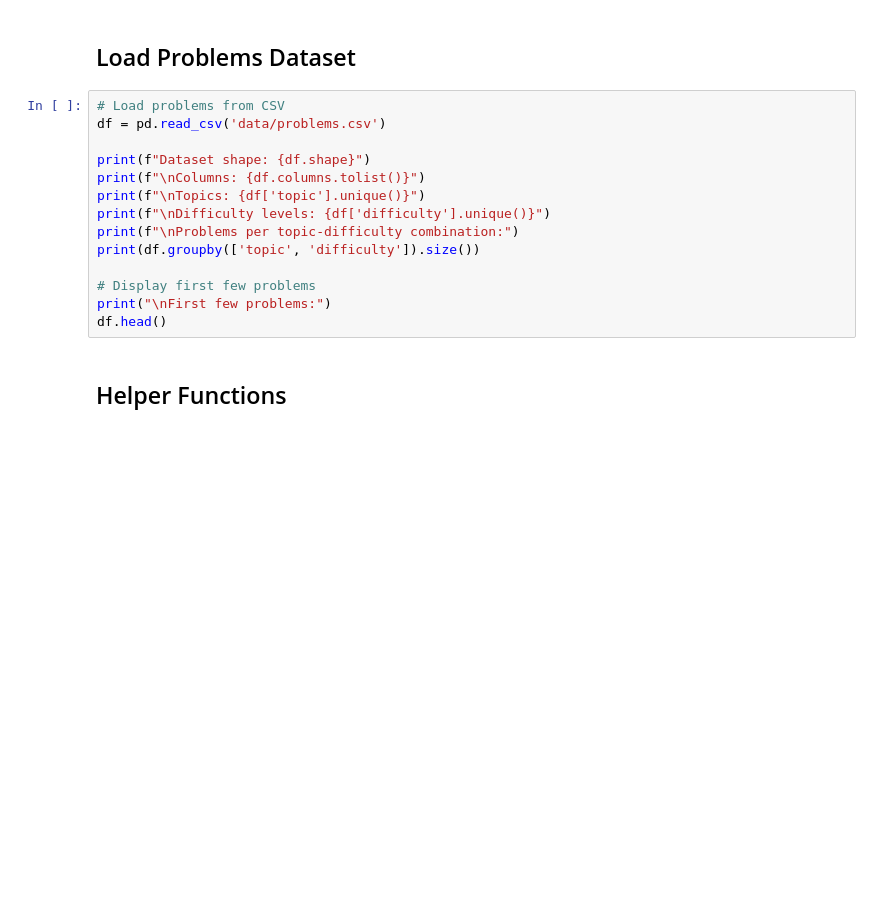
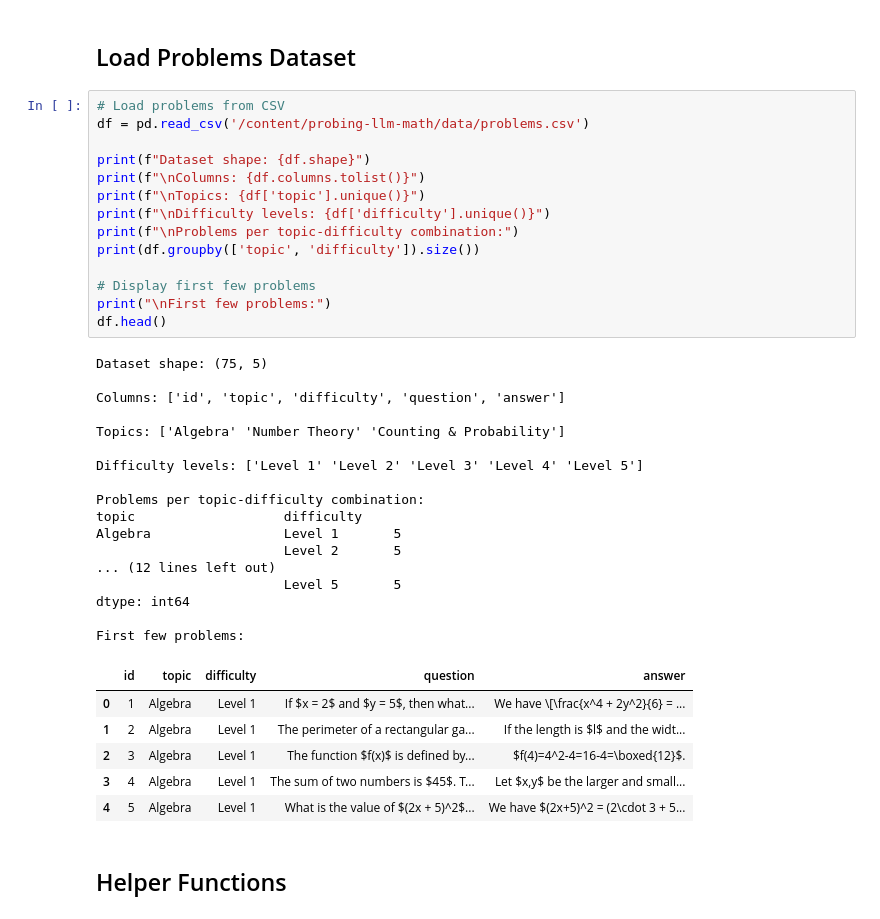
Before and after one commit to 1hamzaiqbal/probing-llm-math, a Jupyter notebook: performance_test.ipynb, the cells around one changed output. Cells and saved outputs as stored; diff of their text form; blank space fills up the shorter version.

```diff
--- a/performance_test.ipynb
+++ b/performance_test.ipynb
@@ -32,18 +48,42 @@ print("✅ Model loaded successfully!")
 ## Load Problems Dataset
 # %%
 # Load problems from CSV
-df = pd.read_csv('data/problems.csv')
+df = pd.read_csv('/content/probing-llm-math/data/problems.csv')
 
 print(f"Dataset shape: {df.shape}")
 print(f"\nColumns: {df.columns.tolist()}")
 print(f"\nTopics: {df['topic'].unique()}")
 print(f"\nDifficulty levels: {df['difficulty'].unique()}")
 print(f"\nProblems per topic-difficulty combination:")
 print(df.groupby(['topic', 'difficulty']).size())
 
 # Display first few problems
 print("\nFirst few problems:")
 df.head()
+# %% [output]
+Dataset shape: (75, 5)
+
+Columns: ['id', 'topic', 'difficulty', 'question', 'answer']
+
+Topics: ['Algebra' 'Number Theory' 'Counting & Probability']
+
+Difficulty levels: ['Level 1' 'Level 2' 'Level 3' 'Level 4' 'Level 5']
+
+Problems per topic-difficulty combination:
+topic                   difficulty
+Algebra                 Level 1       5
+                        Level 2       5
+... (12 lines left out)
+                        Level 5       5
+dtype: int64
+
+First few problems:
+|  | id | topic | difficulty | question | answer |
+| 0 | 1 | Algebra | Level 1 | If $x = 2$ and $y = 5$, then what... | We have \[\frac{x^4 + 2y^2}{6} = ... |
+| 1 | 2 | Algebra | Level 1 | The perimeter of a rectangular ga... | If the length is $l$ and the widt... |
+| 2 | 3 | Algebra | Level 1 | The function $f(x)$ is defined by... | $f(4)=4^2-4=16-4=\boxed{12}$. |
+| 3 | 4 | Algebra | Level 1 | The sum of two numbers is $45$. T... | Let $x,y$ be the larger and small... |
+| 4 | 5 | Algebra | Level 1 | What is the value of $(2x + 5)^2$... | We have $(2x+5)^2 = (2\cdot 3 + 5... |
 # %% [markdown]
 ## Helper Functions
 # %%
```
Also changed, not shown: parts of 5 cells of this notebook.
